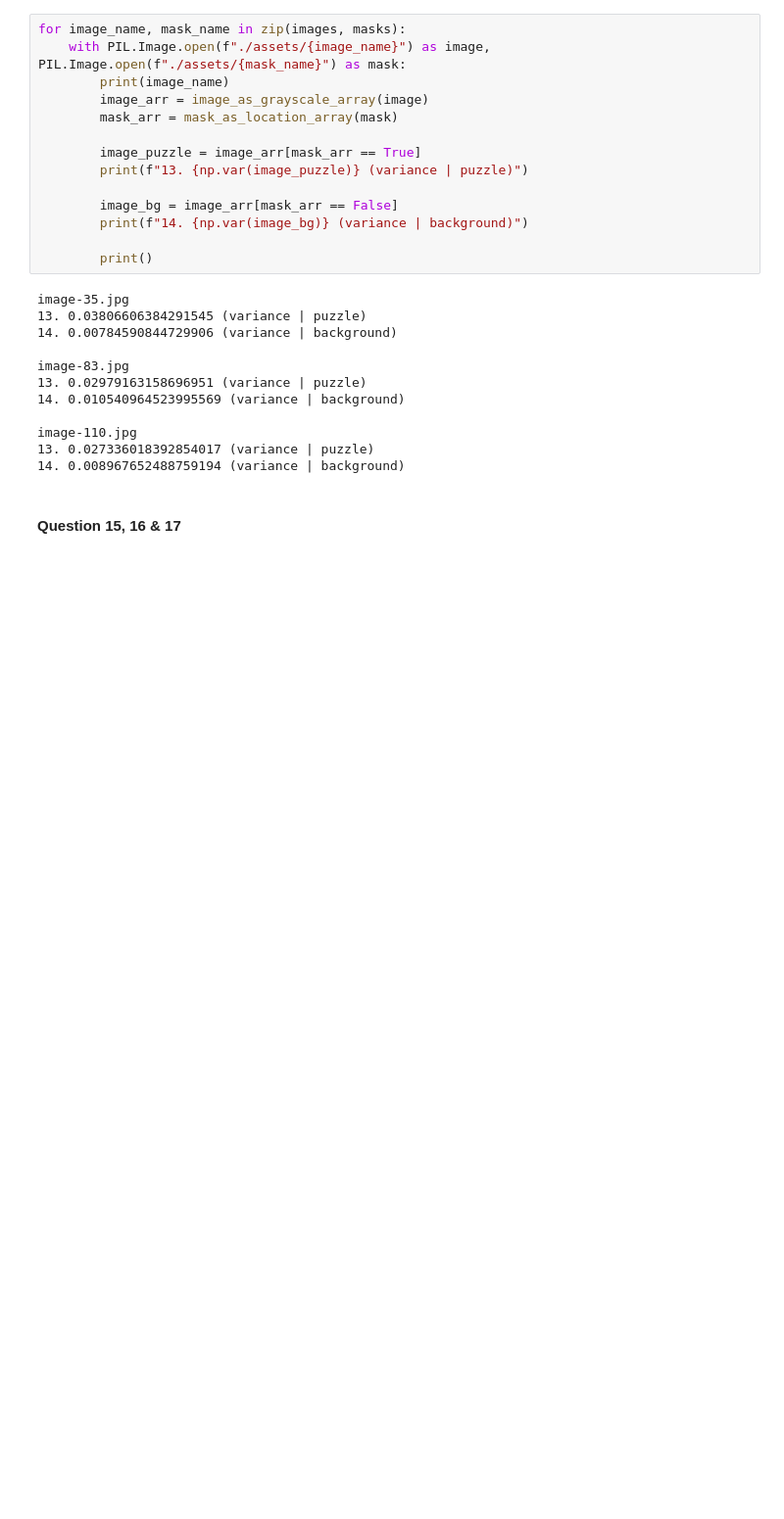
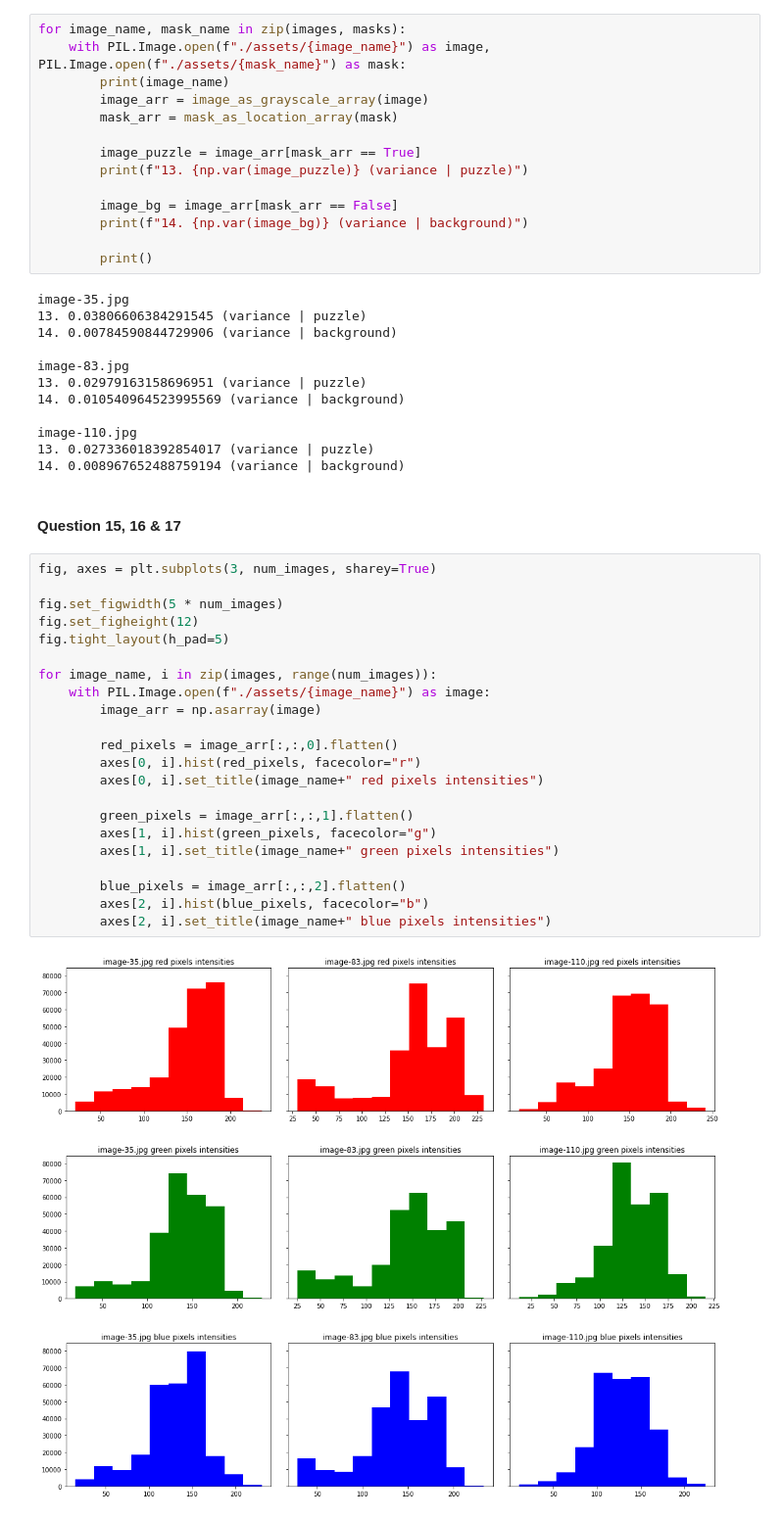
Before and after one commit to mamello-justice/computer-vision, a Jupyter notebook: work/Lab1.ipynb, the cells around one changed output. Shown at 98% size. Saved outputs shown, nothing was run; the diff lists cells and outputs as text; blank space fills up the shorter version.

```diff
--- a/work/Lab1.ipynb
+++ b/work/Lab1.ipynb
@@ -289,3 +264,27 @@ image-110.jpg
 14. 0.008967652488759194 (variance | background)
 # %% [markdown]
 #### Question 15, 16 & 17
+# %%
+fig, axes = plt.subplots(3, num_images, sharey=True)
+
+fig.set_figwidth(5 * num_images)
+fig.set_figheight(12)
+fig.tight_layout(h_pad=5)
+
+for image_name, i in zip(images, range(num_images)):
+    with PIL.Image.open(f"./assets/{image_name}") as image:
+        image_arr = np.asarray(image)
+
+        red_pixels = image_arr[:,:,0].flatten()
+        axes[0, i].hist(red_pixels, facecolor="r")
+        axes[0, i].set_title(image_name+" red pixels intensities")
+
+        green_pixels = image_arr[:,:,1].flatten()
+        axes[1, i].hist(green_pixels, facecolor="g")
+        axes[1, i].set_title(image_name+" green pixels intensities")
+
+        blue_pixels = image_arr[:,:,2].flatten()
+        axes[2, i].hist(blue_pixels, facecolor="b")
+        axes[2, i].set_title(image_name+" blue pixels intensities")
+# %% [output]
+[figure, added]
```
Also changed, not shown: parts of 18 cells of this notebook.
